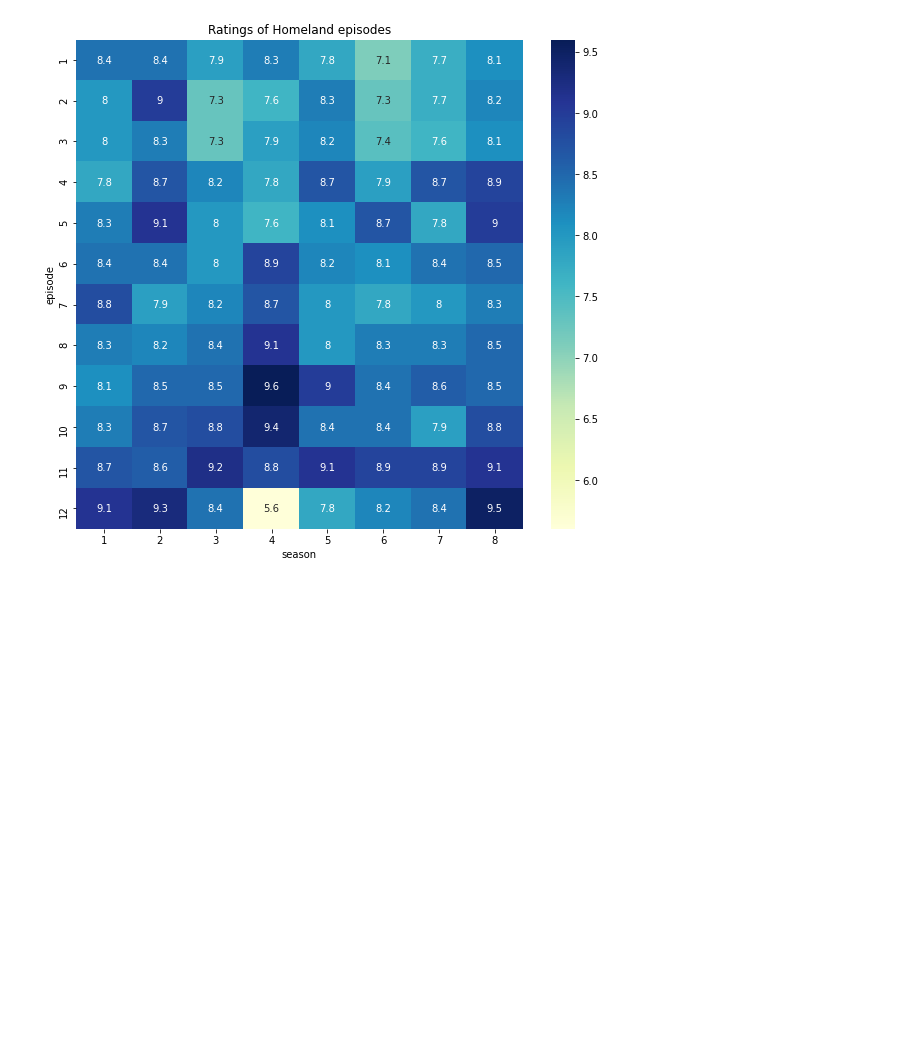
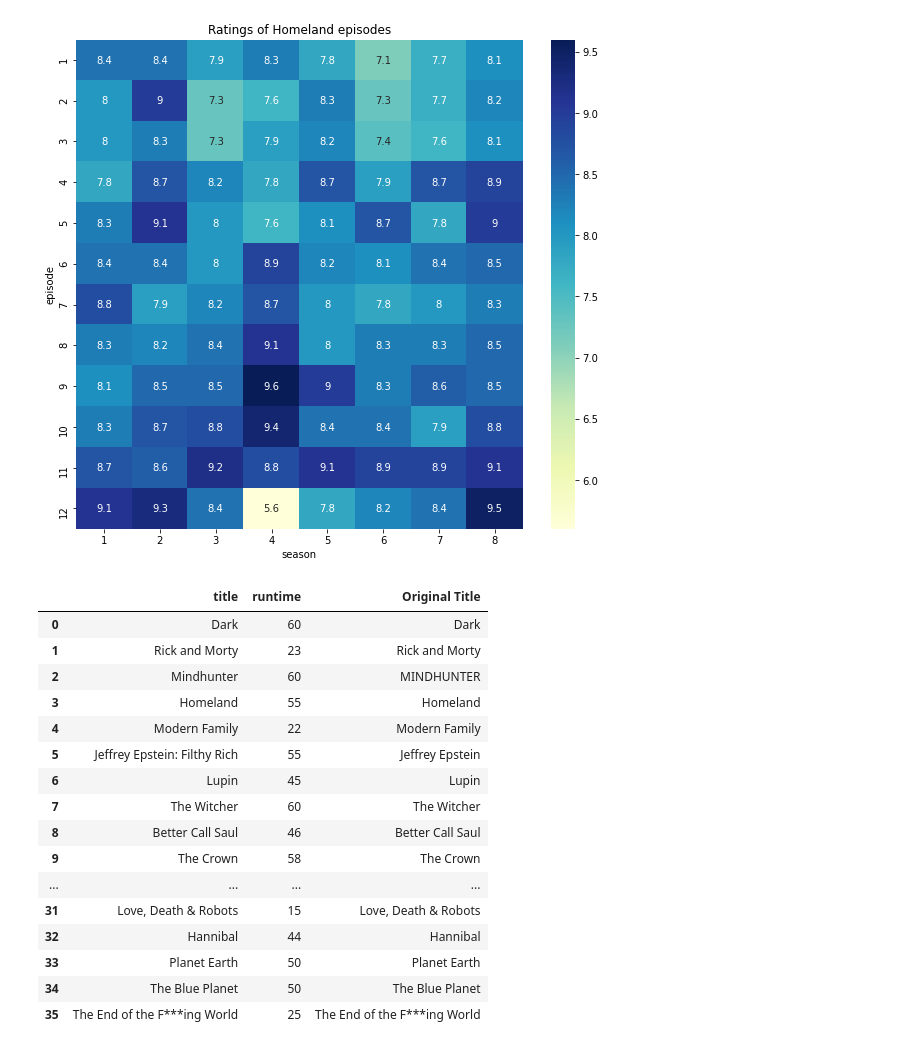
Before and after one commit to tmsmolnar/sciprog-dp-uva, a Jupyter notebook: finalproject.ipynb, the cells around one changed output. Drawn from its saved outputs; the diff is of its cells as text; code cells hidden in the pictures; blank space fills up the shorter version.

Commit message:
some improvements with the runtimes

```diff
--- a/finalproject.ipynb
+++ b/finalproject.ipynb
@@ -100,3 +76,31 @@ netflix['runtime'] = ""
+# %%
+# Just testing right now
+
+netflix['runtime'] = ""
+
+seriesRuntime = seriesRuntime(netflix)
+#display(seriesRuntime)
+
+moviesRuntime = moviesRuntime(netflix)
+#display(moviesRuntime)
+# %% [output]
+|  | title | runtime | Original Title |
+| 0 | Dark | 60 | Dark |
+| 1 | Rick and Morty | 23 | Rick and Morty |
+| 2 | Mindhunter | 60 | MINDHUNTER |
+| 3 | Homeland | 55 | Homeland |
+| 4 | Modern Family | 22 | Modern Family |
+| 5 | Jeffrey Epstein: Filthy Rich | 55 | Jeffrey Epstein |
+| 6 | Lupin | 45 | Lupin |
+| 7 | The Witcher | 60 | The Witcher |
+| 8 | Better Call Saul | 46 | Better Call Saul |
+| 9 | The Crown | 58 | The Crown |
+| ... | ... | ... | ... |
+| 31 | Love, Death & Robots | 15 | Love, Death & Robots |
+| 32 | Hannibal | 44 | Hannibal |
+| 33 | Planet Earth | 50 | Planet Earth |
+| 34 | The Blue Planet | 50 | The Blue Planet |
+| 35 | The End of the F***ing World | 25 | The End of the F***ing World |
 # %%
 # Heat map version of busiestDay() !
 
```
Also changed, not shown: parts of 3 cells of this notebook.
